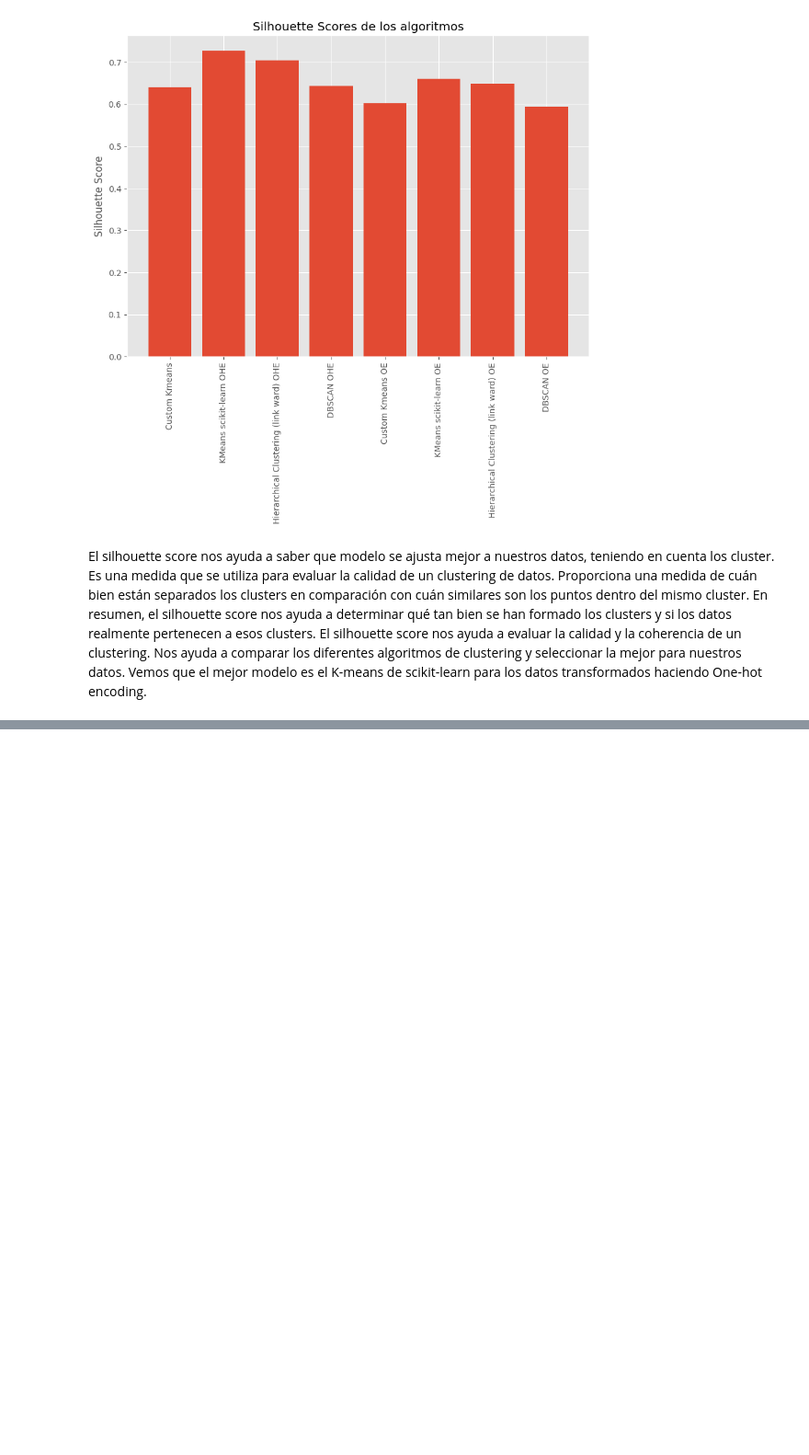
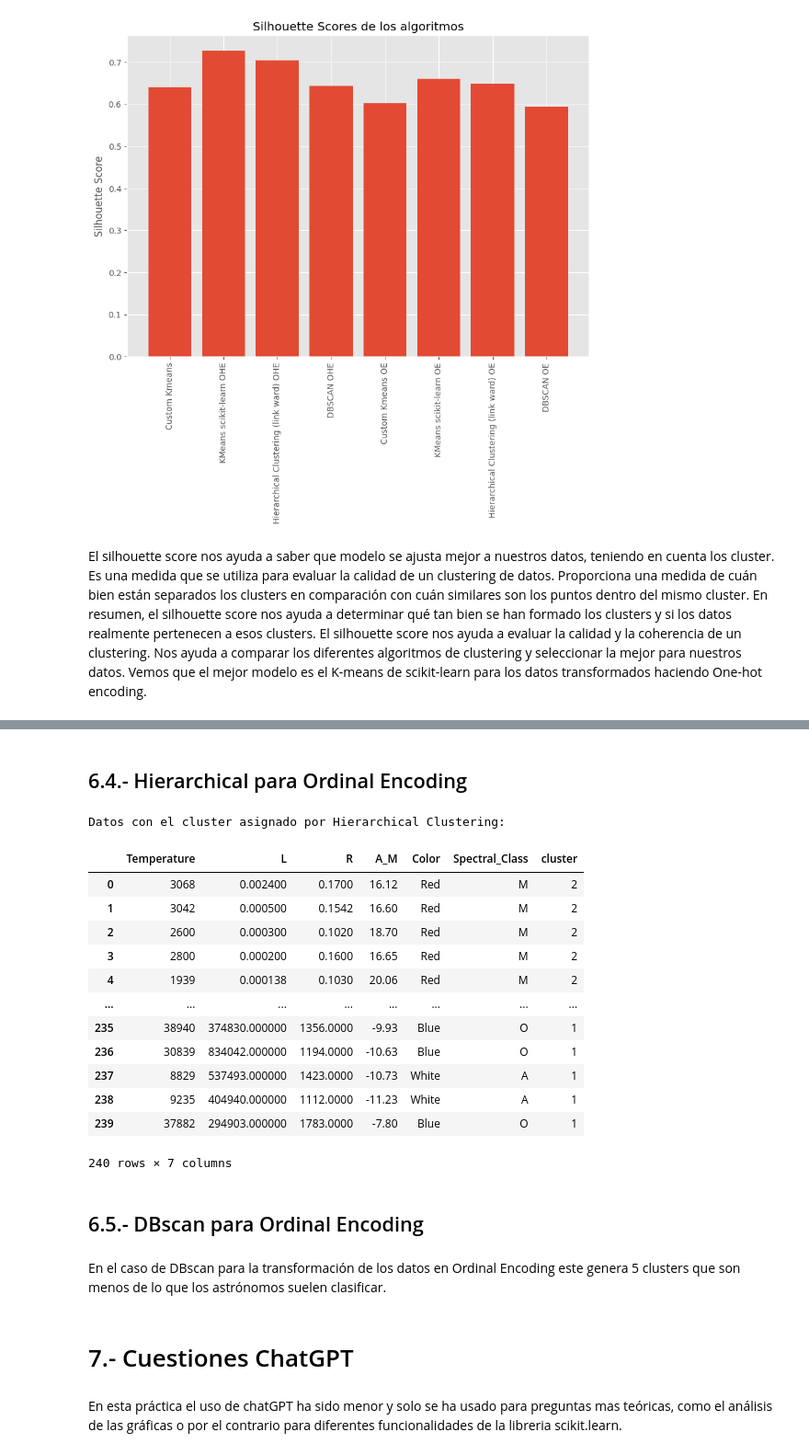
Before and after one commit to RaulCarrero02/G23.P2.100451286.100472334, a Jupyter notebook: kmean.ipynb, the cells around one changed output, grey strips where cells are left out. Shown at 92% size. Drawn from its saved outputs; the diff is of its cells as text; code cells hidden in the pictures; blank space fills up the shorter version.

```diff
--- a/kmean.ipynb
+++ b/kmean.ipynb
@@ -882,10 +909,11 @@ start = time.time()
 hc = AgglomerativeClustering(n_clusters=6, linkage = 'ward')
 y_hc = hc.fit_predict(X_ordinal_pca)
 
+end = time.time()
+
+hierarchical_oe_cluster = y_hc
 # Show the silhouette score
 silhouette_hc = silhouette_score(X_ordinal_pca, y_hc)
-
-end = time.time()
 
 plt.figure(figsize=(10, 7))
 
@@ -1056,0 +1174,34 @@ plt.show()
+# %% [markdown]
+## 6.4.- Hierarchical para Ordinal Encoding
+# %%
+# Add to the dataframe the cluster column
+hierarchical_oe_df = data_df.copy()
+
+hierarchical_oe_df['cluster'] = hierarchical_oe_cluster
+
+# Show the results
+print("Datos con el cluster asignado por Hierarchical Clustering:")
+display(hierarchical_oe_df)
+# %% [output]
+Datos con el cluster asignado por Hierarchical Clustering:
+|  | Temperature | L | R | A_M | Color | Spectral_Class | cluster |
+| 0 | 3068 | 0.002400 | 0.1700 | 16.12 | Red | M | 2 |
+| 1 | 3042 | 0.000500 | 0.1542 | 16.60 | Red | M | 2 |
+| 2 | 2600 | 0.000300 | 0.1020 | 18.70 | Red | M | 2 |
+| 3 | 2800 | 0.000200 | 0.1600 | 16.65 | Red | M | 2 |
+| 4 | 1939 | 0.000138 | 0.1030 | 20.06 | Red | M | 2 |
+| ... | ... | ... | ... | ... | ... | ... | ... |
+| 235 | 38940 | 374830.000000 | 1356.0000 | -9.93 | Blue | O | 1 |
+| 236 | 30839 | 834042.000000 | 1194.0000 | -10.63 | Blue | O | 1 |
+| 237 | 8829 | 537493.000000 | 1423.0000 | -10.73 | White | A | 1 |
+| 238 | 9235 | 404940.000000 | 1112.0000 | -11.23 | White | A | 1 |
+| 239 | 37882 | 294903.000000 | 1783.0000 | -7.80 | Blue | O | 1 |
+240 rows × 7 columns
+# %% [markdown]
+## 6.5.- DBscan para Ordinal Encoding
+# %% [markdown]
+En el caso de DBscan para la transformación de los datos en Ordinal Encoding este genera 5 clusters que son menos de lo que los astrónomos suelen clasificar.
+# %% [markdown]
+# 7.- Cuestiones ChatGPT
+# %% [markdown]
+En esta práctica el uso de chatGPT ha sido menor y solo se ha usado para preguntas mas teóricas, como el análisis de las gráficas o por el contrario para diferentes funcionalidades de la libreria scikit.learn.
```
Also changed, not shown: parts of 38 cells of this notebook.
